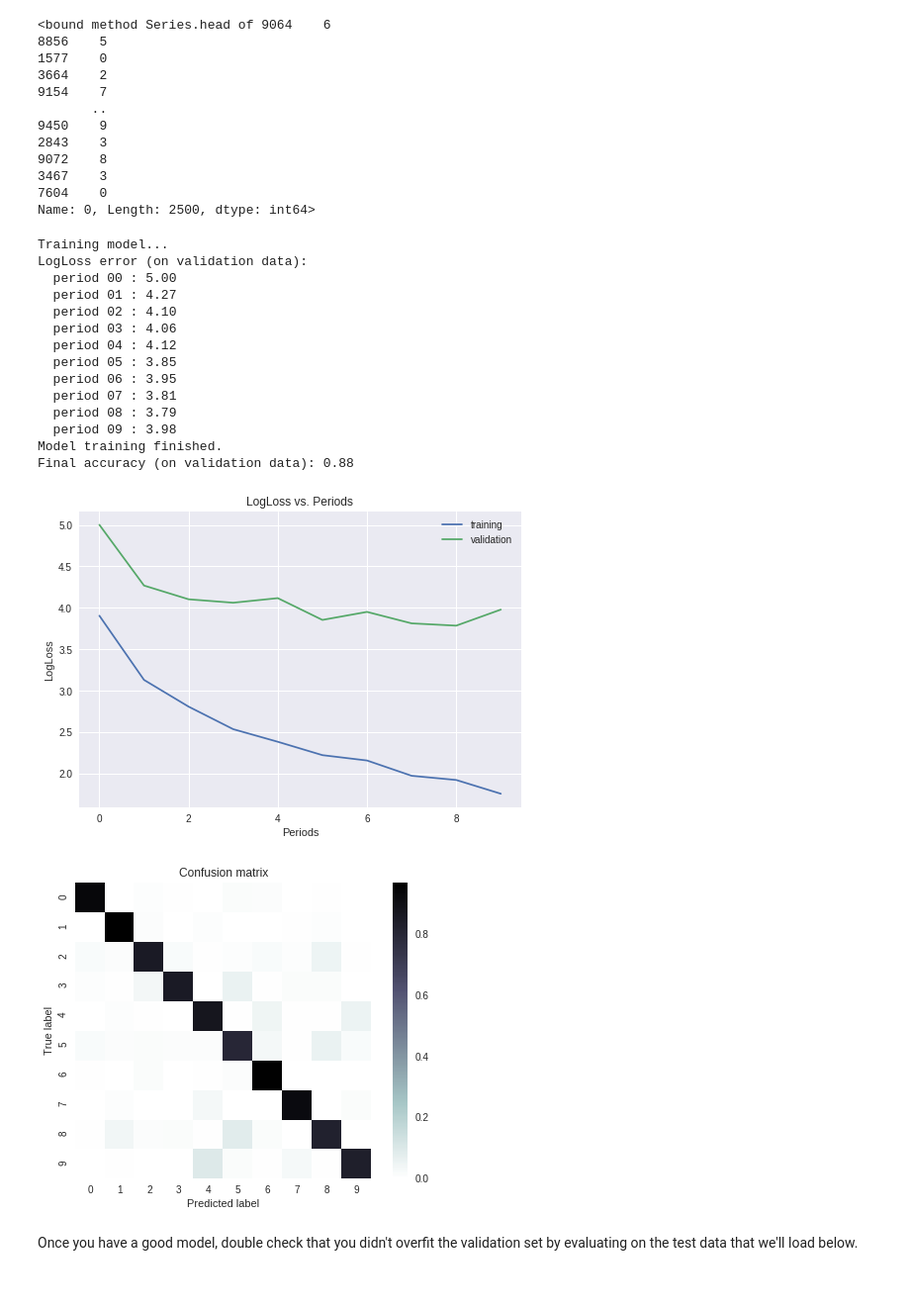
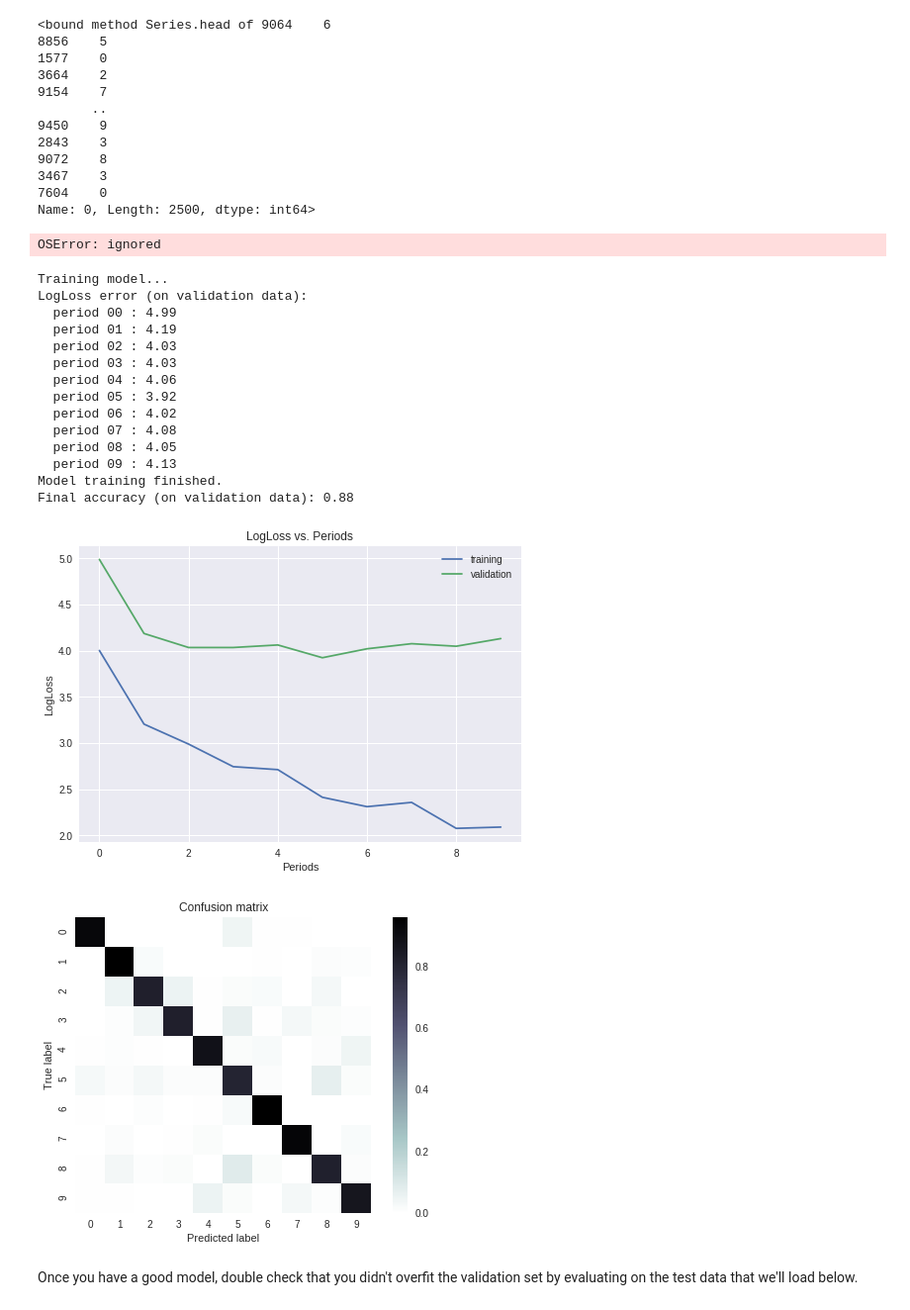
Before and after one commit to tenvol/tsf00, a Jupyter notebook: multi_class_classification_of_handwritten_digits.ipynb, the cells around one changed output. Shown at 99% size. Drawn from its saved outputs; the diff is of its cells as text; code cells hidden in the pictures.

```diff
--- a/multi_class_classification_of_handwritten_digits.ipynb
+++ b/multi_class_classification_of_handwritten_digits.ipynb
@@ -675,6 +675,7 @@ def train_nn_classifier_model(
     this_optimizer,
     this_classes,
     this_hidden_units,
+    this_dropout,
     training_examples,
     training_targets,
     validation_examples,
@@ -721,6 +722,7 @@ def train_nn_classifier_model(
       n_classes=this_classes,
       optimizer=this_optimizer,
       hidden_units = this_hidden_units,
+      dropout = this_dropout,
       config=tf.estimator.RunConfig(keep_checkpoint_max=1)
   )
 
@@ -793,35 +795,51 @@ def train_nn_classifier_model(
   plt.show()
 
   return classifier
+# %%
+_ = train_nn_classifier_model(
+    #my_optimizer=tf.train.GradientDescentOptimizer(learning_rate=0.0007),
+    learning_rate = 0.5,
+    steps=5000,
+    batch_size=70,
+    this_classes = 10,
+    this_optimizer = 'Adam',
+    this_hidden_units = [10,10],
+    this_dropout = None,
+    training_examples=training_examples,
+    training_targets=training_targets,
+    validation_examples=validation_examples,
+    validation_targets=validation_targets)
+# %% [output]
+OSError: ignored
 # %%
 _ = train_nn_classifier_model(
     #my_optimizer=tf.train.GradientDescentOptimizer(learning_rate=0.0007),
-    learning_rate = 0.5,
+    learning_rate = 0.005,
     steps=5000,
     batch_size=70,
     this_classes = 10,
     this_optimizer = 'Adagrad',
-    this_hidden_units = [10,10],
+    this_hidden_units = [10,10, 10],
     training_examples=training_examples,
     training_targets=training_targets,
     validation_examples=validation_examples,
     validation_targets=validation_targets)
 # %% [output]
 Training model...
 LogLoss error (on validation data):
-  period 00 : 5.00
-  period 01 : 4.27
-  period 02 : 4.10
-  period 03 : 4.06
-  period 04 : 4.12
-  period 05 : 3.85
-  period 06 : 3.95
-  period 07 : 3.81
-  period 08 : 3.79
-  period 09 : 3.98
+  period 00 : 4.99
+  period 01 : 4.19
+  period 02 : 4.03
+  period 03 : 4.03
+  period 04 : 4.06
+  period 05 : 3.92
+  period 06 : 4.02
+  period 07 : 4.08
+  period 08 : 4.05
+  period 09 : 4.13
 Model training finished.
 Final accuracy (on validation data): 0.88
-[figure, old version]
+[figure, new version]
 [figure]
 # %% [markdown]
 Once you have a good model, double check that you didn't overfit the validation set by evaluating on the test data that we'll load below.
```
